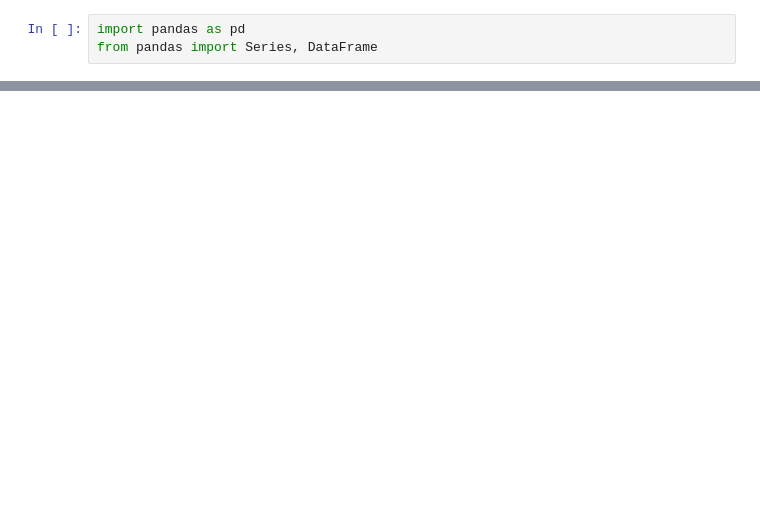
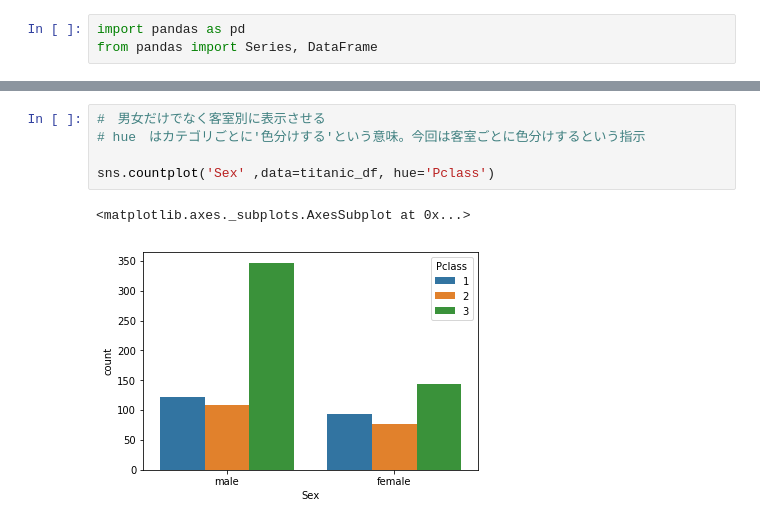
Before and after one commit to hide-fukano/DataScience, a Jupyter notebook: 01_titanic/タイタニック号のデータ解析.ipynb, the cells around one changed output, grey strips where cells are left out. Drawn from its saved outputs; the diff is of its cells as text; blank space fills up the shorter version.

```diff
--- a/01_titanic/タイタニック号のデータ解析.ipynb
+++ b/01_titanic/タイタニック号のデータ解析.ipynb
@@ -15,0 +63,8 @@ titanic_df.head()
+# %%
+#　男女だけでなく客室別に表示させる
+# hue　はカテゴリごとに'色分けする'という意味。今回は客室ごとに色分けするという指示
+
+sns.countplot('Sex' ,data=titanic_df, hue='Pclass')
+# %% [output]
+<matplotlib.axes._subplots.AxesSubplot at 0x...>
+[figure, added]
```
Also changed, not shown: parts of 22 cells of this notebook, 3 other files.
